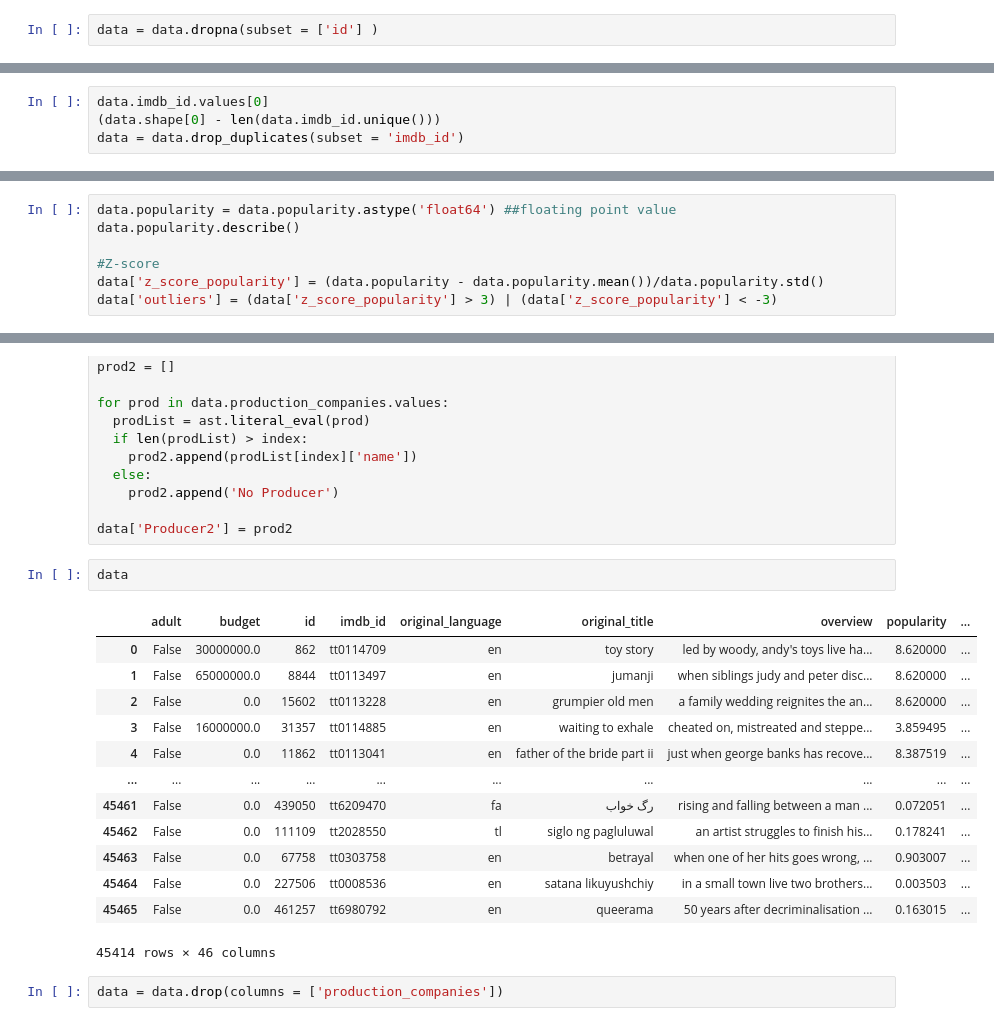
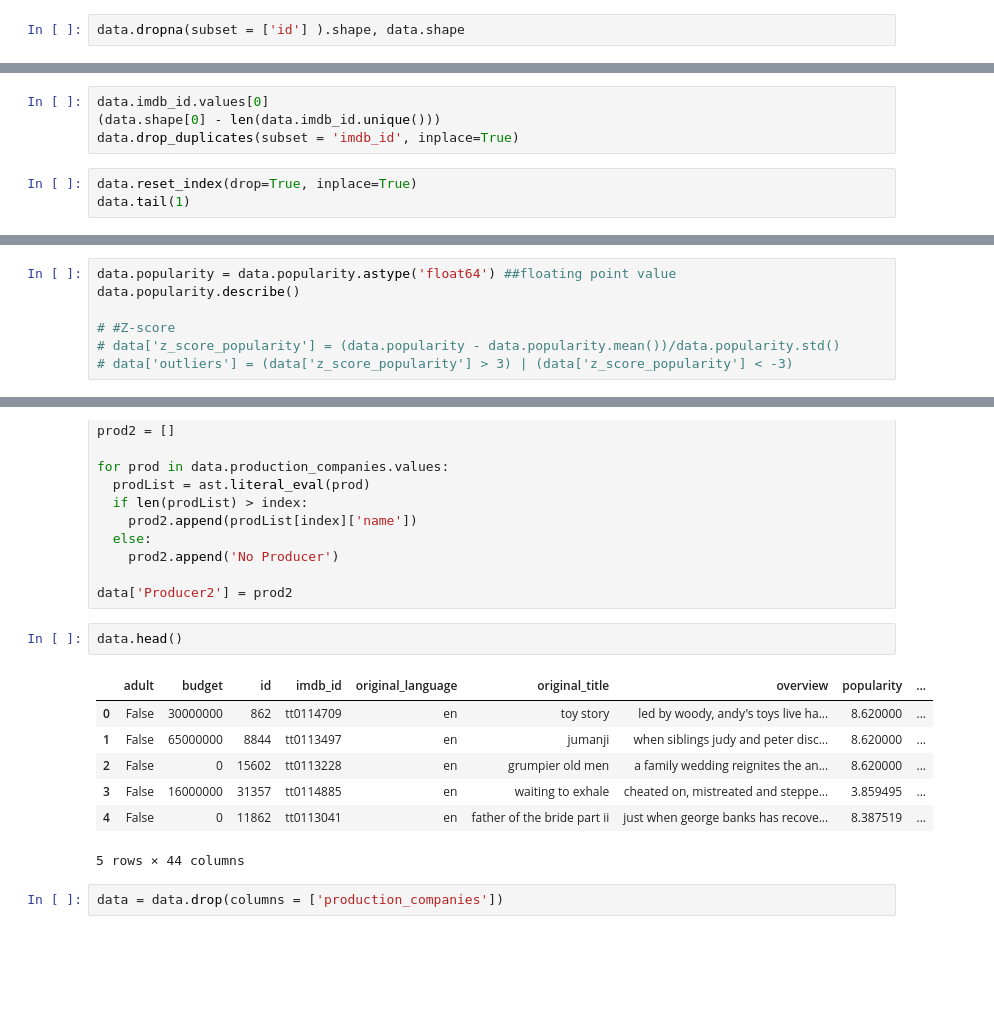
Before and after one commit to Jaiprakash91194/IMDB_DataCleaning, a Jupyter notebook: IMDB_DataCleaning.ipynb, the cells around one changed output, grey strips where cells are left out. Cells and saved outputs as stored; diff of their text form; blank space fills up the shorter version.

```diff
--- a/IMDB_DataCleaning.ipynb
+++ b/IMDB_DataCleaning.ipynb
@@ -454,2 +440,2 @@ data.id.values[0]
 # %%
-data = data.dropna(subset = ['id'] )
+data.dropna(subset = ['id'] ).shape, data.shape
@@ -483,4 +465,7 @@ data.imdb_id.values[0]
 # %%
 data.imdb_id.values[0]
 (data.shape[0] - len(data.imdb_id.unique()))
-data = data.drop_duplicates(subset = 'imdb_id')
+data.drop_duplicates(subset = 'imdb_id', inplace=True)
+# %%
+data.reset_index(drop=True, inplace=True)
+data.tail(1)
@@ -596,6 +585,6 @@ dtype('O')
 data.popularity = data.popularity.astype('float64') ##floating point value
 data.popularity.describe()
 
-#Z-score
-data['z_score_popularity'] = (data.popularity - data.popularity.mean())/data.popularity.std()
-data['outliers'] = (data['z_score_popularity'] > 3) | (data['z_score_popularity'] < -3)
+# #Z-score
+# data['z_score_popularity'] = (data.popularity - data.popularity.mean())/data.popularity.std()
+# data['outliers'] = (data['z_score_popularity'] > 3) | (data['z_score_popularity'] < -3)
@@ -742,21 +747,15 @@ for prod in data.production_companies.values:
 
 data['Producer2'] = prod2
 # %%
-data
+data.head()
 # %% [output]
 |  | adult | budget | id | imdb_id | original_language | original_title | overview | popularity | ... |
-| 0 | False | 30000000.0 | 862 | tt0114709 | en | toy story | led by woody, andy's toys live ha... | 8.620000 | ... |
-| 1 | False | 65000000.0 | 8844 | tt0113497 | en | jumanji | when siblings judy and peter disc... | 8.620000 | ... |
-| 2 | False | 0.0 | 15602 | tt0113228 | en | grumpier old men | a family wedding reignites the an... | 8.620000 | ... |
-| 3 | False | 16000000.0 | 31357 | tt0114885 | en | waiting to exhale | cheated on, mistreated and steppe... | 3.859495 | ... |
-| 4 | False | 0.0 | 11862 | tt0113041 | en | father of the bride part ii | just when george banks has recove... | 8.387519 | ... |
-| ... | ... | ... | ... | ... | ... | ... | ... | ... | ... |
-| 45461 | False | 0.0 | 439050 | tt6209470 | fa | رگ خواب | rising and falling between a man ... | 0.072051 | ... |
-| 45462 | False | 0.0 | 111109 | tt2028550 | tl | siglo ng pagluluwal | an artist struggles to finish his... | 0.178241 | ... |
-| 45463 | False | 0.0 | 67758 | tt0303758 | en | betrayal | when one of her hits goes wrong, ... | 0.903007 | ... |
-| 45464 | False | 0.0 | 227506 | tt0008536 | en | satana likuyushchiy | in a small town live two brothers... | 0.003503 | ... |
-| 45465 | False | 0.0 | 461257 | tt6980792 | en | queerama | 50 years after decriminalisation ... | 0.163015 | ... |
+| 0 | False | 30000000 | 862 | tt0114709 | en | toy story | led by woody, andy's toys live ha... | 8.620000 | ... |
+| 1 | False | 65000000 | 8844 | tt0113497 | en | jumanji | when siblings judy and peter disc... | 8.620000 | ... |
+| 2 | False | 0 | 15602 | tt0113228 | en | grumpier old men | a family wedding reignites the an... | 8.620000 | ... |
+| 3 | False | 16000000 | 31357 | tt0114885 | en | waiting to exhale | cheated on, mistreated and steppe... | 3.859495 | ... |
+| 4 | False | 0 | 11862 | tt0113041 | en | father of the bride part ii | just when george banks has recove... | 8.387519 | ... |
-45414 rows × 46 columns
+5 rows × 44 columns
 # %%
 data = data.drop(columns = ['production_companies'])
 # %%
```
Also changed, not shown: parts of 46 cells of this notebook.
